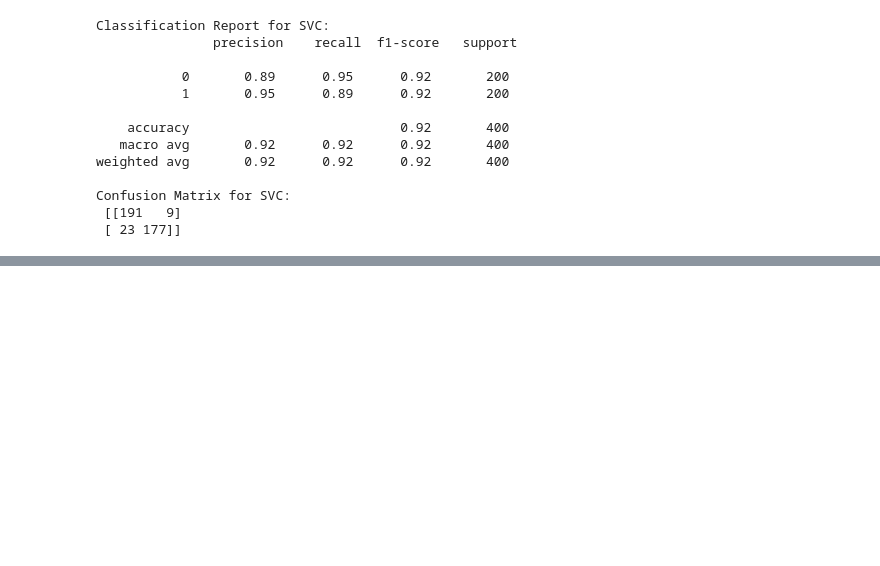
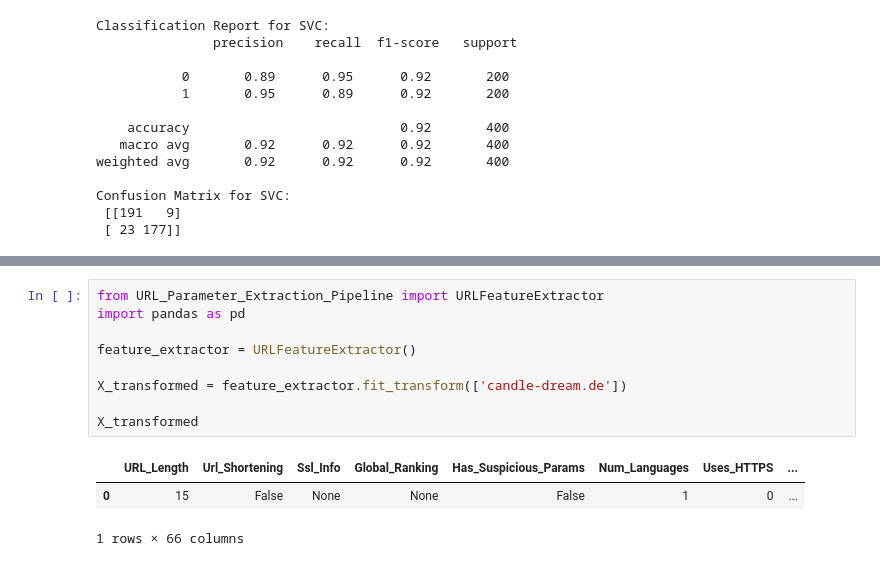
Before and after one commit to nandanpi/hpe-cpp, a Jupyter notebook: test.ipynb, the cells around one changed output, grey strips where cells are left out. Drawn from its saved outputs; the diff is of its cells as text; blank space fills up the shorter version.

```diff
--- a/test.ipynb
+++ b/test.ipynb
@@ -53,0 +63,13 @@ Confusion Matrix for SVC:
+# %%
+from URL_Parameter_Extraction_Pipeline import URLFeatureExtractor
+import pandas as pd
+
+feature_extractor = URLFeatureExtractor()
+
+X_transformed = feature_extractor.fit_transform(['candle-dream.de'])
+
+X_transformed
+# %% [output]
+|  | URL_Length | Url_Shortening | Ssl_Info | Global_Ranking | Has_Suspicious_Params | Num_Languages | Uses_HTTPS | ... |
+| 0 | 15 | False | None | None | False | 1 | 0 | ... |
+1 rows × 66 columns
```
Also changed, not shown: parts of 4 cells of this notebook, 10 other files.
